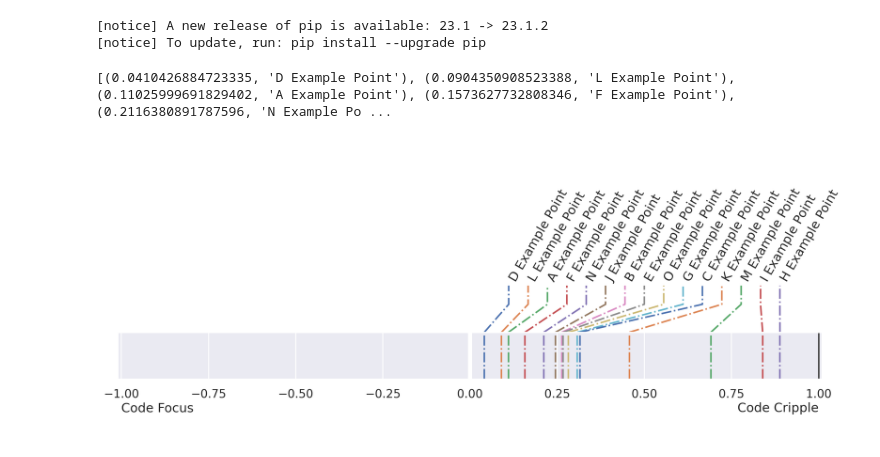
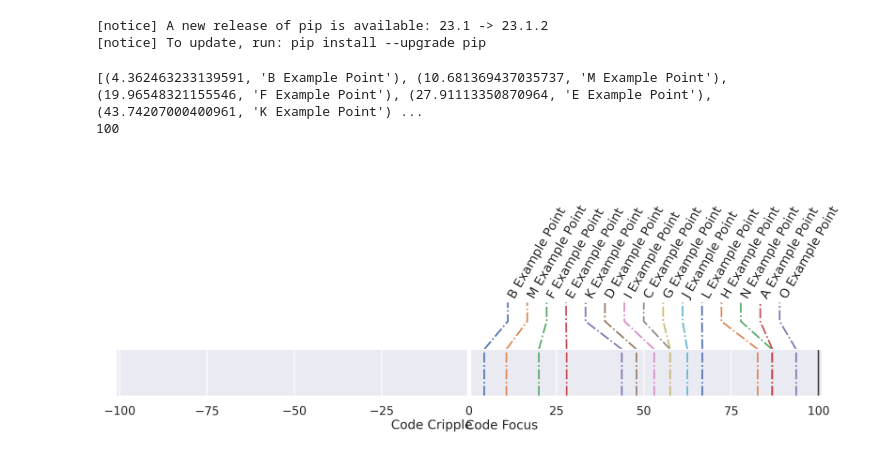
Before and after one commit to nickypro/separability, a Jupyter notebook: examples/analyse-methods.ipynb, the cells around one changed output. Drawn from its saved outputs; the diff is of its cells as text; code cells hidden in the pictures.

```diff
--- a/examples/analyse-methods.ipynb
+++ b/examples/analyse-methods.ipynb
@@ -180,11 +188,12 @@ def plot_perf_metric(run_obj, metric, diff=True):
 # %%
-def plot_horizontal(_data):
+def plot_horizontal(_data, scale=1.0):
     # Data sort
+    print(scale)
     _data.sort()
     num_points = len(_data)
-    _min, _max  = min([_data[ 0][0],  0.0]), max([_data[-1][0], 1.0])
-    if _min < 0.0:
-        _min = -1
+    _min, _max  = min([_data[ 0][0],  0.0]), max([_data[-1][0], 1.0*scale])
+    #if _min < 0.0:
+    #    _min = -1*scale
     linspace = np.linspace(_min, _max, num_points+4)
 
     # Create a figure and axis
@@ -197,17 +206,14 @@ def plot_horizontal(_data):
     ax1.get_xaxis().set_visible(False)
     ax1.set_frame_on(False)
     ax1.set_ylim(0, 1)
-    ax1.vlines(0, 0, 1, color="k", linestyle="--", alpha=0.001)
-    ax1.vlines(1, 0, 1, color="k", linestyle="--", alpha=0.001)
+    ax1.vlines(0,     0, 1, color="k", linestyle="--", alpha=0.001)
+    ax1.vlines(scale, 0, 1, color="k", linestyle="--", alpha=0.001)
 
 
     ax2.set_ylim(0, 1)
     ax2.get_yaxis().set_visible(False)
-    ax2.vlines(0, 0, 1, color="w", linestyle="-", linewidth=4)
-    ax2.vlines(1, 0, 1, color="k", linestyle="-", alpha=0.8)
-    if _min == -1:
-        ax1.vlines(-1, 0, 1, color="k", linestyle="--", alpha=0.001)
-        ax2.vlines(-1, 0, 1, color="k", linestyle="-", alpha=0.8)
+    ax2.vlines(0,     0, 1, color="w", linestyle="-", linewidth=4)
+    ax2.vlines(scale, 0, 1, color="k", linestyle="-", alpha=0.8)
 
     # Plot the points on the number line
     for index, (point, label) in enumerate(_data):
@@ -233,57 +239,66 @@ def plot_horizontal(_data):
 
         x_label = linspace[index+2]
         ax1.plot([point, x_label, x_label], [0, 0.15, 0.25], linestyle=linestyle, color=color)
-        ax1.text(x_label-0.005, 0.26, label, rotation=60, ha='left', va='bottom',
+        ax1.text(x_label-0.005*scale, 0.26, label, rotation=60, ha='left', va='bottom',
                  fontstyle=fontstyle, fontsize=12, fontweight=fontweight)
 
         ax2.plot([point, point], [0, 1], linestyle=linestyle, color=color)
 
     return fig, (ax1, ax2)
 
-def plot_technique_comparison(runs_filtered, **kwargs):
+def plot_technique_comparison(runs_filtered, scale=1.0, **kwargs):
     df = pd.DataFrame()
+    already_seen = set()
     for run in runs_filtered:
         r = WandbRunData(run)
         x = 1-normed(r.h, r.cripple, "topk_skip")
         y = 1-normed(r.h, r.focus,   "topk_skip")
-        x = [*x, 1]
-        y = [*y, 1]
-        area =  1 - calculate_area(x, y)*2
+        x = np.array([*x, 1])
+        y = np.array([*y, 1])
+        #area =  1 - calculate_area(x, y)*2
+        score = np.array(calculate_max_diff(y, x))
         name = r.run.name.lower()
         name = name.split("gal 1.3b")[-1]
         name = name.split("pythia 1.4b")[-1]
+        name = name.split("pc opt 1.3b")[-1]
 
         if "attn h" in name:
             h_type = "attn head " + r.run.config["attn_prune_heads"]
             name = h_type.join( name.split("attn h") )
         if "rev" in name:
-            area *= -1
-        new_data = { "name": name, "area": area }
+            score *= -1
+
+        if name in already_seen:
+            continue
+        already_seen.add(name)
+        new_data = { "name": name, "score": score }
         df = df_append(df, new_data)
     #    plt.plot([0, 1], [1, area], label = r.run.name)
-    df = df.sort_values(by="area", ascending=False)
+    df = df.sort_values(by="score", ascending=False)
     l = len(df)
 
-    data = [ (row["area"], row["name"]) for _i, row in df.iterrows() ]
+    data = [ (row["score"]*scale, row["name"]) for _i, row in df.iterrows() ]
 
-    return plot_horizontal(data, **kwargs)
+    return plot_horizontal(data, scale, **kwargs)
 
-points = np.random.random(15)
+scale = 100
+points = np.random.random(15) * 100
 labels = ['A', 'B', 'C', 'D', 'E', 'F', 'G', 'H', 'I', 'J', 'K', 'L', 'M', 'N', 'O']
 labels = [x + " Example Point" for x in labels]
 data = list(zip(points, labels))
 data.sort()
 print(data)
 
-fig, (ax1, ax2) = plot_horizontal(data)
-ax1.set_xlim(-1.01, 1.01)
-ax2.set_xlim(-1.01, 1.01)
+fig, (ax1, ax2) = plot_horizontal(data, scale)
+ax1.set_xlim(-1.01*scale, 1.01*scale)
+ax2.set_xlim(-1.01*scale, 1.01*scale)
 ax2.text(-1, -0.5, "Code Focus",   ha="left",  va="top")
 ax2.text( 1, -0.5, "Code Cripple", ha="right", va="top")
 plt.show()
 # %% [output]
-[(0.0410426884723335, 'D Example Point'), (0.0904350908523388, 'L Example Point'), (0.11025999691829402, 'A Example Point'), (0.1573627732808346, 'F Example Point'), (0.2116380891787596, 'N Example Po ...
+[(4.362463233139591, 'B Example Point'), (10.681369437035737, 'M Example Point'), (19.96548321155546, 'F Example Point'), (27.91113350870964, 'E Example Point'), (43.74207000400961, 'K Example Point') ...
+100
-[figure, old version]
+[figure, new version]
 # %%
 runs_filtered, run_limit = [], None
 for run in _runs_attn:
```
Also changed, not shown: parts of 4 cells of this notebook.
